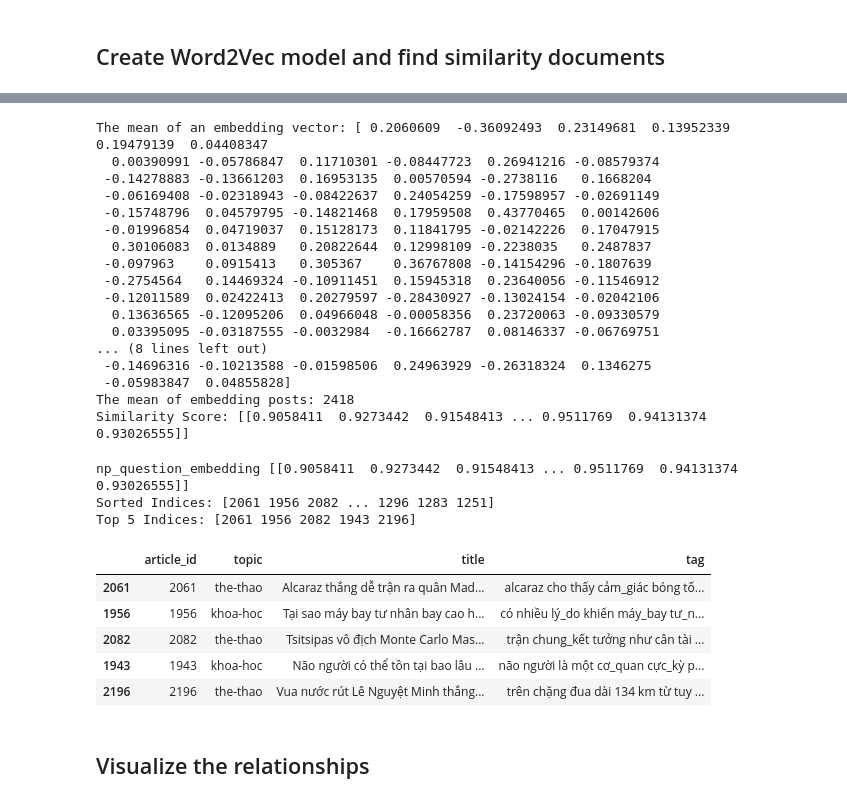
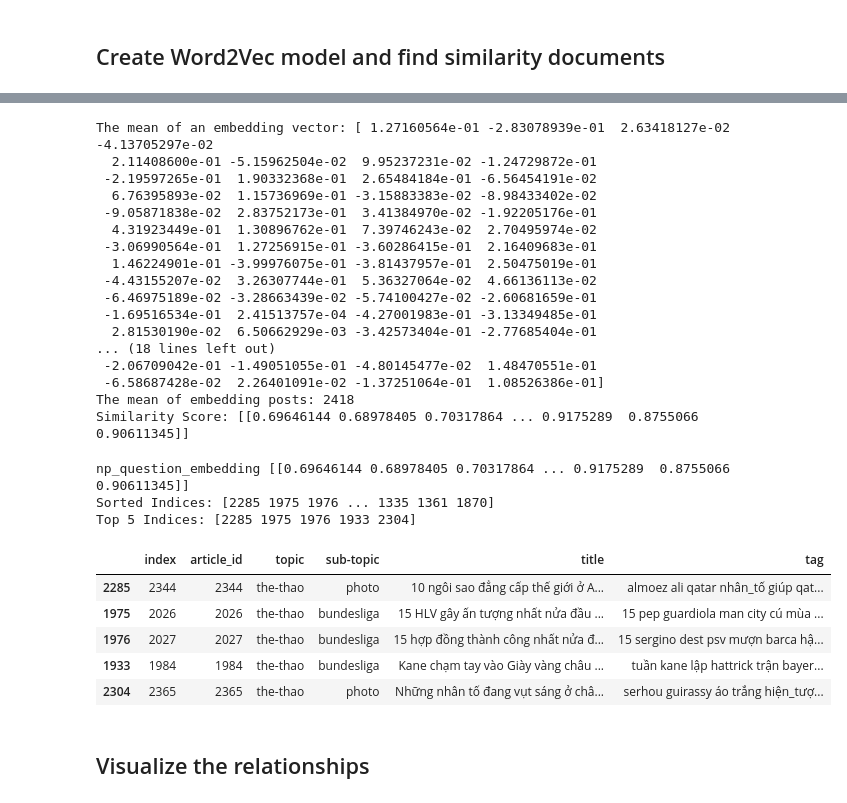
Before and after one commit to Narius2030/Vietnamese-Text-Classification-and-Clustering, a Jupyter notebook: word_embedding.ipynb, the cells around one changed output, grey strips where cells are left out. Drawn from its saved outputs; the diff is of its cells as text; code cells hidden in the pictures.

```diff
--- a/word_embedding.ipynb
+++ b/word_embedding.ipynb
@@ -26,6 +25,6 @@ print(news.shape)
 # %%
-news['tag'] = news['content'] + news['topic'] + news['sub-topic'] + news['title'] + news['description']
-news.drop(columns=['description','sub-topic','content'], inplace=True)
+news['tag'] = news['content'] + news['title'] + news['description']
+news.drop(columns=['description','content'], inplace=True)
 # %%
 news.info()
 # %% [output]
@@ -45,6 +51,9 @@ tag           63
 dtype: int64
 # %%
 news.dropna(axis=0, inplace=True)
+news.reset_index(inplace=True)
 # %%
 news['tag'] = news['tag'].apply(lambda x: x.lower())
+news['tag'] = news['tag'].apply(lambda x: cleandt.remove_punctuation(x))
 news['tag'] = news['tag'].apply(ViTokenizer.tokenize)
+news['tag'] = news['tag'].apply(lambda x: cleandt.remove_stopword(x, './data/vietnamese-stopwords-dash.txt'))
@@ -82,7 +100,9 @@ question = '''Với CLB Hà Lan, tiền đạo cánh người Brazil đạt tỷ
 Ngoài ra, Antony cũng được "thổi phồng" nhờ chơi cho CLB vượt trội về tài chính và lực lượng so với phần còn lại của giải vô địch Hà Lan.'''
 
 def embedding(question, input_gensim, length):
-  question_tokens = ViTokenizer.tokenize(question)
+  question_tokens = cleandt.remove_punctuation(question)
+  question_tokens = ViTokenizer.tokenize(question_tokens)
+  question_tokens = cleandt.remove_stopword(question_tokens, './data/vietnamese-stopwords-dash.txt')
   print('After tonkenized:', question_tokens)
 
   # Word embeddings
@@ -174,23 +193,23 @@ similarity_score = cosine_similarity([mean_sentence_embedding], mean_post_embedd
 # Print the similarity score
 print(f"Similarity Score: {similarity_score}")
 # %% [output]
-The mean of an embedding vector: [ 0.2060609  -0.36092493  0.23149681  0.13952339  0.19479139  0.04408347
-  0.00390991 -0.05786847  0.11710301 -0.08447723  0.26941216 -0.08579374
- -0.14278883 -0.13661203  0.16953135  0.00570594 -0.2738116   0.1668204
- -0.06169408 -0.02318943 -0.08422637  0.24054259 -0.17598957 -0.02691149
- -0.15748796  0.04579795 -0.14821468  0.17959508  0.43770465  0.00142606
- -0.01996854  0.04719037  0.15128173  0.11841795 -0.02142226  0.17047915
-  0.30106083  0.0134889   0.20822644  0.12998109 -0.2238035   0.2487837
- -0.097963    0.0915413   0.305367    0.36767808 -0.14154296 -0.1807639
- -0.2754564   0.14469324 -0.10911451  0.15945318  0.23640056 -0.11546912
- -0.12011589  0.02422413  0.20279597 -0.28430927 -0.13024154 -0.02042106
-  0.13636565 -0.12095206  0.04966048 -0.00058356  0.23720063 -0.09330579
-  0.03395095 -0.03187555 -0.0032984  -0.16662787  0.08146337 -0.06769751
-... (8 lines left out)
- -0.14696316 -0.10213588 -0.01598506  0.24963929 -0.26318324  0.1346275
- -0.05983847  0.04855828]
+The mean of an embedding vector: [ 1.27160564e-01 -2.83078939e-01  2.63418127e-02 -4.13705297e-02
+  2.11408600e-01 -5.15962504e-02  9.95237231e-02 -1.24729872e-01
+ -2.19597265e-01  1.90332368e-01  2.65484184e-01 -6.56454191e-02
+  6.76395893e-02  1.15736969e-01 -3.15883383e-02 -8.98433402e-02
+ -9.05871838e-02  2.83752173e-01  3.41384970e-02 -1.92205176e-01
+  4.31923449e-01  1.30896762e-01  7.39746243e-02  2.70495974e-02
+ -3.06990564e-01  1.27256915e-01 -3.60286415e-01  2.16409683e-01
+  1.46224901e-01 -3.99976075e-01 -3.81437957e-01  2.50475019e-01
+ -4.43155207e-02  3.26307744e-01  5.36327064e-02  4.66136113e-02
+ -6.46975189e-02 -3.28663439e-02 -5.74100427e-02 -2.60681659e-01
+ -1.69516534e-01  2.41513757e-04 -4.27001983e-01 -3.13349485e-01
+  2.81530190e-02  6.50662929e-03 -3.42573404e-01 -2.77685404e-01
+... (18 lines left out)
+ -2.06709042e-01 -1.49051055e-01 -4.80145477e-02  1.48470551e-01
+ -6.58687428e-02  2.26401091e-02 -1.37251064e-01  1.08526386e-01]
 The mean of embedding posts: 2418
-Similarity Score: [[0.9058411  0.9273442  0.91548413 ... 0.9511769  0.94131374 0.93026555]]
+Similarity Score: [[0.69646144 0.68978405 0.70317864 ... 0.9175289  0.8755066  0.90611345]]
 # %%
 # Convert the list of lists into a numpy array
 np_similarity_score = np.array(similarity_score)
@@ -205,18 +224,18 @@ top_5_indices = sorted_indices[:5]
 print("Sorted Indices:", sorted_indices)
 print("Top 5 Indices:", top_5_indices)
 # %% [output]
-np_question_embedding [[0.9058411  0.9273442  0.91548413 ... 0.9511769  0.94131374 0.93026555]]
-Sorted Indices: [2061 1956 2082 ... 1296 1283 1251]
-Top 5 Indices: [2061 1956 2082 1943 2196]
+np_question_embedding [[0.69646144 0.68978405 0.70317864 ... 0.9175289  0.8755066  0.90611345]]
+Sorted Indices: [2285 1975 1976 ... 1335 1361 1870]
+Top 5 Indices: [2285 1975 1976 1933 2304]
 # %%
-news.loc[top_5_indices.tolist(), :]
+news.loc[top_5_indices, :]
 # %% [output]
-|  | article_id | topic | title | tag |
-| 2061 | 2061 | the-thao | Alcaraz thắng dễ trận ra quân Mad... | alcaraz cho thấy cảm_giác bóng tố... |
-| 1956 | 1956 | khoa-hoc | Tại sao máy bay tư nhân bay cao h... | có nhiều lý_do khiến máy_bay tư_n... |
-| 2082 | 2082 | the-thao | Tsitsipas vô địch Monte Carlo Mas... | trận chung_kết tưởng như cân tài ... |
-| 1943 | 1943 | khoa-hoc | Não người có thể tồn tại bao lâu ... | não người là một cơ_quan cực_kỳ p... |
-| 2196 | 2196 | the-thao | Vua nước rút Lê Nguyệt Minh thắng... | trên chặng đua dài 134 km từ tuy ... |
+|  | index | article_id | topic | sub-topic | title | tag |
+| 2285 | 2344 | 2344 | the-thao | photo | 10 ngôi sao đẳng cấp thế giới ở A... | almoez ali qatar nhân_tố giúp qat... |
+| 1975 | 2026 | 2026 | the-thao | bundesliga | 15 HLV gây ấn tượng nhất nửa đầu ... | 15 pep guardiola man city cú mùa ... |
+| 1976 | 2027 | 2027 | the-thao | bundesliga | 15 hợp đồng thành công nhất nửa đ... | 15 sergino dest psv mượn barca hậ... |
+| 1933 | 1984 | 1984 | the-thao | bundesliga | Kane chạm tay vào Giày vàng châu ... | tuần kane lập hattrick trận bayer... |
+| 2304 | 2365 | 2365 | the-thao | photo | Những nhân tố đang vụt sáng ở châ... | serhou guirassy áo trắng hiện_tượ... |
 # %% [markdown]
 ## Visualize the relationships
 # %% [markdown]
```
Also changed, not shown: parts of 26 cells of this notebook, 4 other files.
